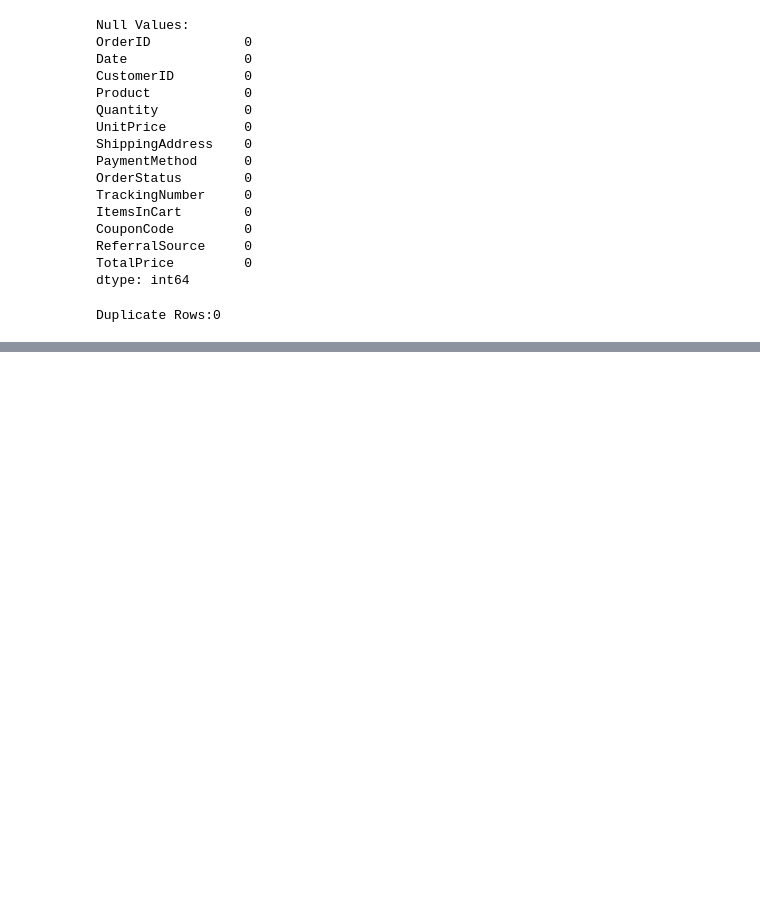
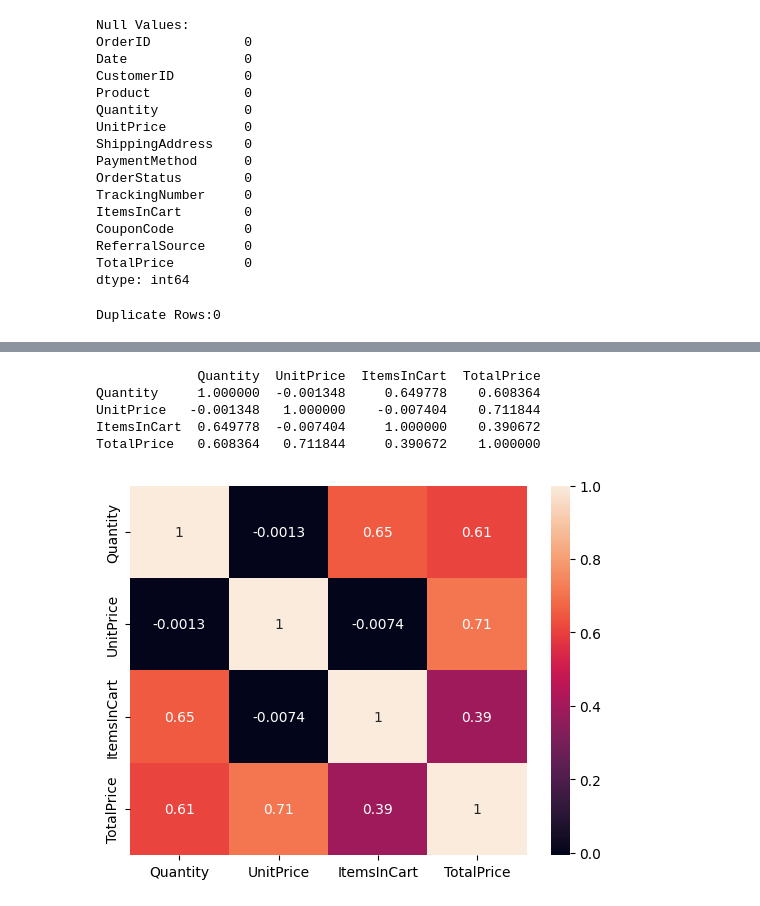
Before and after one commit to avisekbose/DecodeLabs-Internship, a Jupyter notebook: DA_Project 1.ipynb, the cells around one changed output, grey strips where cells are left out. Saved outputs shown, nothing was run; the diff lists cells and outputs as text; code cells hidden in the pictures; blank space fills up the shorter version.

```diff
--- a/DA_Project 1.ipynb
+++ b/DA_Project 1.ipynb
@@ -172,0 +228,17 @@ Duplicate Rows:0
+# %%
+# Identifing correlation
+
+df_corr = df.corr(numeric_only=True)
+print(df_corr)
+
+# Ploting a Heatmap
+
+sns.heatmap(df_corr, annot=True)
+plt.show()
+# %% [output]
+             Quantity  UnitPrice  ItemsInCart  TotalPrice
+Quantity     1.000000  -0.001348     0.649778    0.608364
+UnitPrice   -0.001348   1.000000    -0.007404    0.711844
+ItemsInCart  0.649778  -0.007404     1.000000    0.390672
+TotalPrice   0.608364   0.711844     0.390672    1.000000
+[figure, added]
```
Also changed, not shown: parts of 4 cells of this notebook.
